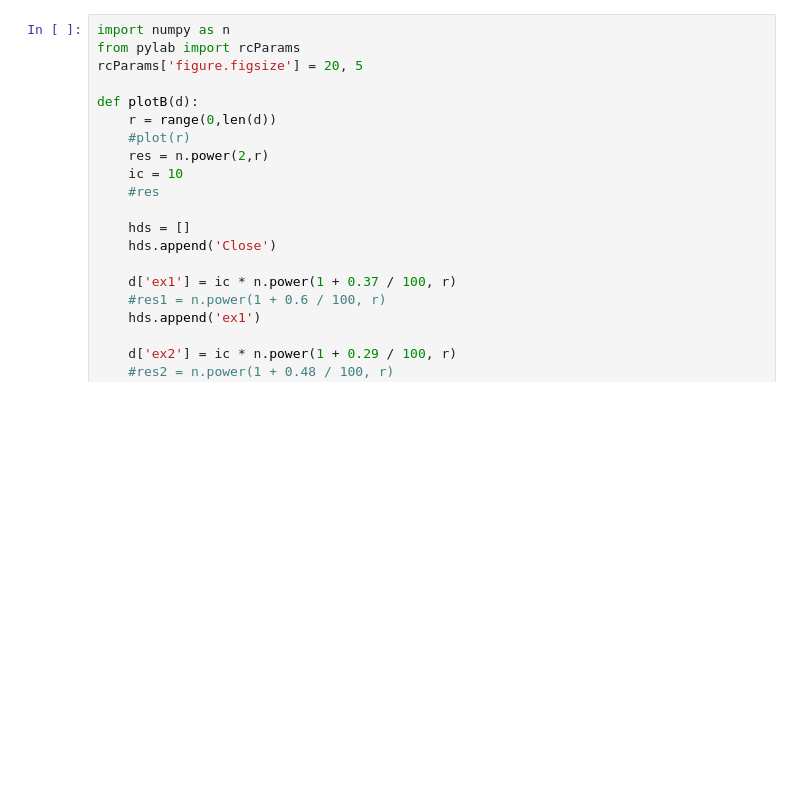
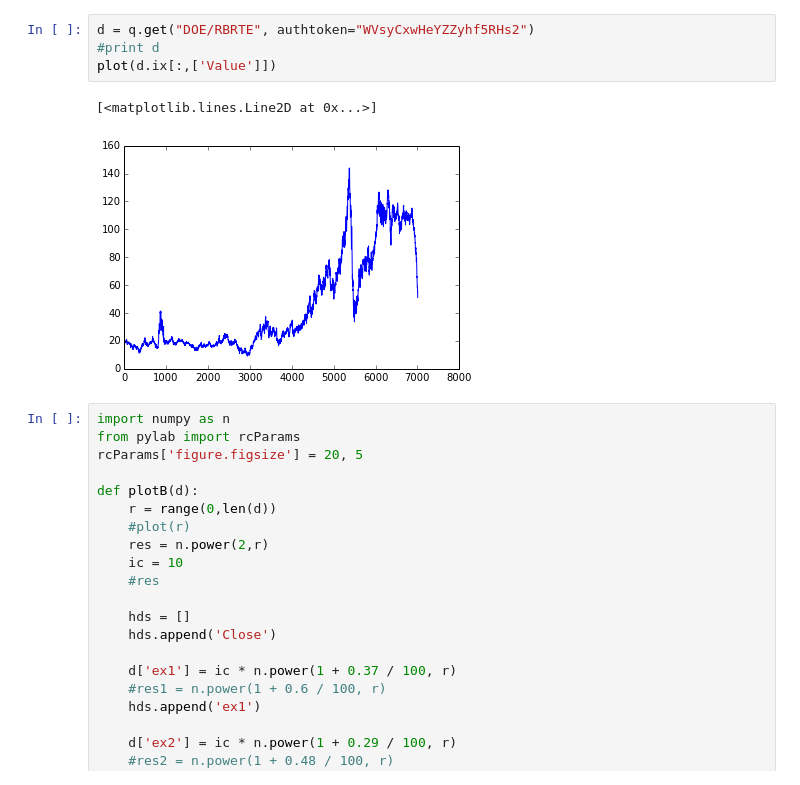
Before and after one commit to qorelogic/ml2, a Jupyter notebook: bin/quandl-fun.ipynb, the cells around one changed output. Cells and saved outputs as stored; diff of their text form; blank space fills up the shorter version.

```diff
--- a/bin/quandl-fun.ipynb
+++ b/bin/quandl-fun.ipynb
@@ -26,3 +27,10 @@ Date
+# %%
+d = q.get("DOE/RBRTE", authtoken="WVsyCxwHeYZZyhf5RHs2")
+#print d
+plot(d.ix[:,['Value']])
+# %% [output]
+[<matplotlib.lines.Line2D at 0x...>]
+[figure, added]
 # %%
 import numpy as n
 from pylab import rcParams
```
Also changed, not shown: parts of 2 cells of this notebook, 5 other files.
